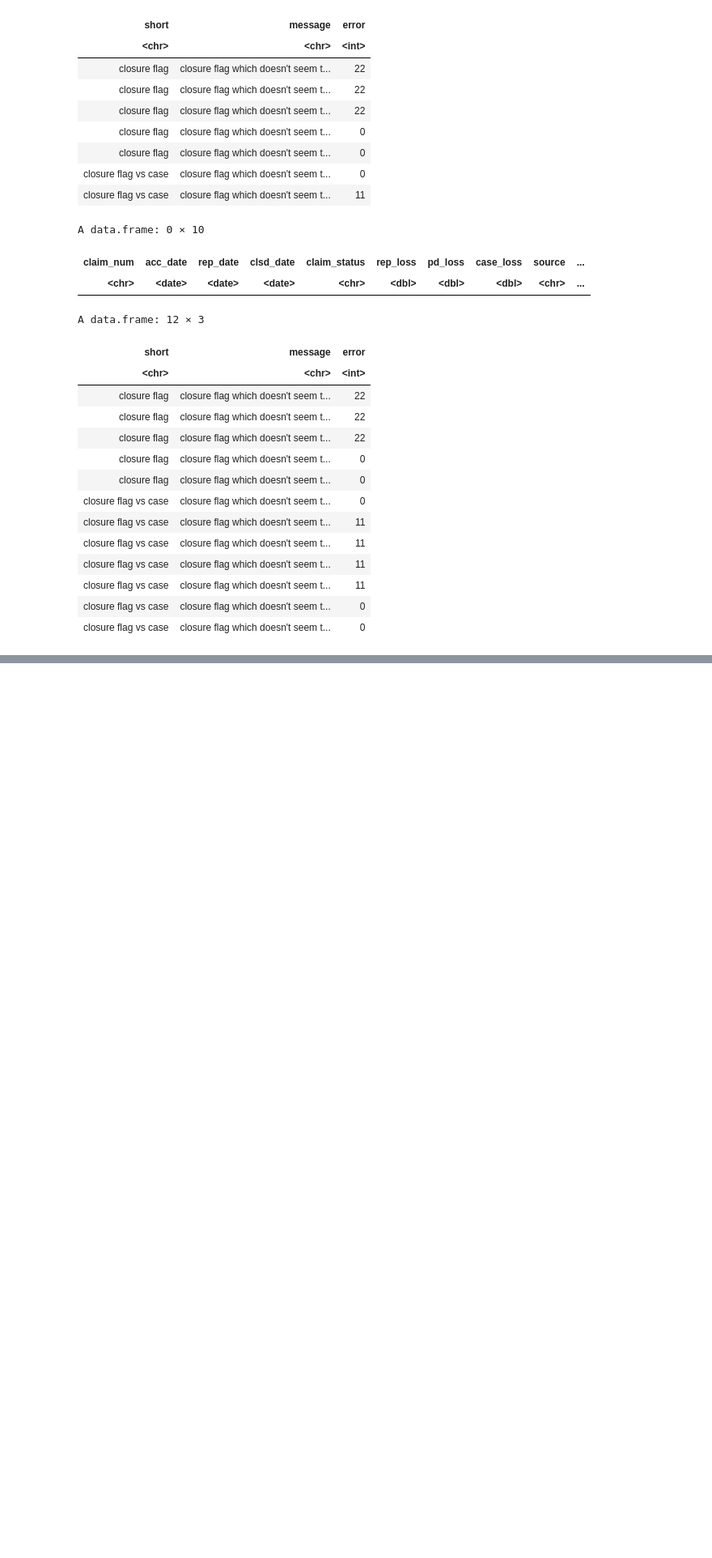
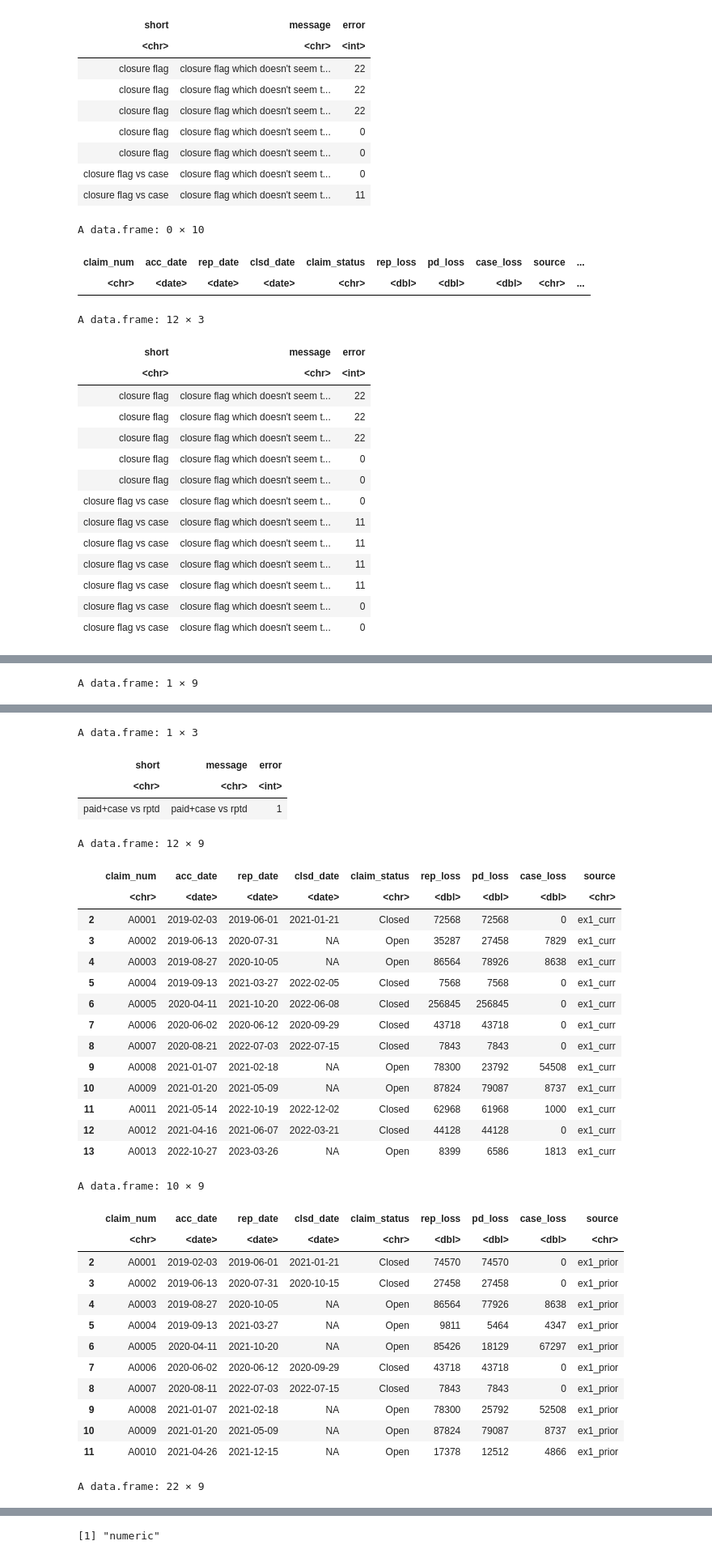
Before and after one commit to Dim-Alps-201/KP, a Jupyter notebook: loss run exercise.ipynb, the cells around one changed output, grey strips where cells are left out. Shown at 81% size. Saved outputs shown, nothing was run; the diff lists cells and outputs as text; code cells hidden in the pictures; blank space fills up the shorter version.

Commit message:
first pass of error checks

```diff
--- a/loss run exercise.ipynb
+++ b/loss run exercise.ipynb
@@ -389,0 +463,22 @@ A data.frame: 15 × 3
+# %%
+##negative paid or case
+T <- s[s[["pd_loss"]]<0 | s[["case_loss"]]<0,]
+T
+
+#create error messages
+short = "negative paid or case"
+message = "negative paid or case"
+discussion = "could be recoveries, something else"
+error = nrow(T)
+
+#add errors to table
+test_errors=rbind(test_errors,data.frame(short=short,message=message,error=error))
+test_errors
+
+#add errors to worksheet
+if (error>0) {
+    newsheet_destructive(short)
+    popsheet(short,T,short,discussion,dec0,1,1)
+    autowidth(short,,12)
+    wb_save(wb, output_path, overwrite = TRUE)
+}
@@ -389,0 +508,24 @@ A data.frame: 15 × 3
+# %%
+##paid+case<>reported
+T <- s[s[["pd_loss"]]+s[["case_loss"]]!=s[["rep_loss"]],]
+T
+
+#create error messages
+short = "paid+case vs rptd"
+message = "paid+case vs rptd"
+discussion = "could be recoveries, expenses, something else"
+error = nrow(T)
+
+#add errors to table
+test_errors=rbind(test_errors,data.frame(short=short,message=message,error=error))
+test_errors
+
+#add errors to worksheet
+if (error>0) {
+    newsheet_destructive(short)
+    popsheet(short,T,short,discussion,dec0,1,1)
+    autowidth(short,,12)
+    wb_save(wb, output_path, overwrite = TRUE)
+}
+# %% [output]
+A data.frame: 1 × 9
@@ -389,0 +535,33 @@ A data.frame: 15 × 3
+A data.frame: 1 × 3
+| short | message | error |
+| <chr> | <chr> | <int> |
+| paid+case vs rptd | paid+case vs rptd | 1 |
+A data.frame: 12 × 9
+|  | claim_num | acc_date | rep_date | clsd_date | claim_status | rep_loss | pd_loss | case_loss | source |
+|  | <chr> | <date> | <date> | <date> | <chr> | <dbl> | <dbl> | <dbl> | <chr> |
+| 2 | A0001 | 2019-02-03 | 2019-06-01 | 2021-01-21 | Closed | 72568 | 72568 | 0 | ex1_curr |
+| 3 | A0002 | 2019-06-13 | 2020-07-31 | NA | Open | 35287 | 27458 | 7829 | ex1_curr |
+| 4 | A0003 | 2019-08-27 | 2020-10-05 | NA | Open | 86564 | 78926 | 8638 | ex1_curr |
+| 5 | A0004 | 2019-09-13 | 2021-03-27 | 2022-02-05 | Closed | 7568 | 7568 | 0 | ex1_curr |
+| 6 | A0005 | 2020-04-11 | 2021-10-20 | 2022-06-08 | Closed | 256845 | 256845 | 0 | ex1_curr |
+| 7 | A0006 | 2020-06-02 | 2020-06-12 | 2020-09-29 | Closed | 43718 | 43718 | 0 | ex1_curr |
+| 8 | A0007 | 2020-08-21 | 2022-07-03 | 2022-07-15 | Closed | 7843 | 7843 | 0 | ex1_curr |
+| 9 | A0008 | 2021-01-07 | 2021-02-18 | NA | Open | 78300 | 23792 | 54508 | ex1_curr |
+| 10 | A0009 | 2021-01-20 | 2021-05-09 | NA | Open | 87824 | 79087 | 8737 | ex1_curr |
+| 11 | A0011 | 2021-05-14 | 2022-10-19 | 2022-12-02 | Closed | 62968 | 61968 | 1000 | ex1_curr |
+| 12 | A0012 | 2021-04-16 | 2021-06-07 | 2022-03-21 | Closed | 44128 | 44128 | 0 | ex1_curr |
+| 13 | A0013 | 2022-10-27 | 2023-03-26 | NA | Open | 8399 | 6586 | 1813 | ex1_curr |
+A data.frame: 10 × 9
+|  | claim_num | acc_date | rep_date | clsd_date | claim_status | rep_loss | pd_loss | case_loss | source |
+|  | <chr> | <date> | <date> | <date> | <chr> | <dbl> | <dbl> | <dbl> | <chr> |
+| 2 | A0001 | 2019-02-03 | 2019-06-01 | 2021-01-21 | Closed | 74570 | 74570 | 0 | ex1_prior |
+| 3 | A0002 | 2019-06-13 | 2020-07-31 | 2020-10-15 | Closed | 27458 | 27458 | 0 | ex1_prior |
+| 4 | A0003 | 2019-08-27 | 2020-10-05 | NA | Open | 86564 | 77926 | 8638 | ex1_prior |
+| 5 | A0004 | 2019-09-13 | 2021-03-27 | NA | Open | 9811 | 5464 | 4347 | ex1_prior |
+| 6 | A0005 | 2020-04-11 | 2021-10-20 | NA | Open | 85426 | 18129 | 67297 | ex1_prior |
+| 7 | A0006 | 2020-06-02 | 2020-06-12 | 2020-09-29 | Closed | 43718 | 43718 | 0 | ex1_prior |
+| 8 | A0007 | 2020-08-11 | 2022-07-03 | 2022-07-15 | Closed | 7843 | 7843 | 0 | ex1_prior |
+| 9 | A0008 | 2021-01-07 | 2021-02-18 | NA | Open | 78300 | 25792 | 52508 | ex1_prior |
+| 10 | A0009 | 2021-01-20 | 2021-05-09 | NA | Open | 87824 | 79087 | 8737 | ex1_prior |
+| 11 | A0010 | 2021-04-26 | 2021-12-15 | NA | Open | 17378 | 12512 | 4866 | ex1_prior |
+A data.frame: 22 × 9
@@ -389,0 +586 @@ A data.frame: 15 × 3
+[1] "numeric"
```
Also changed, not shown: parts of 11 cells of this notebook, 1 other file.
